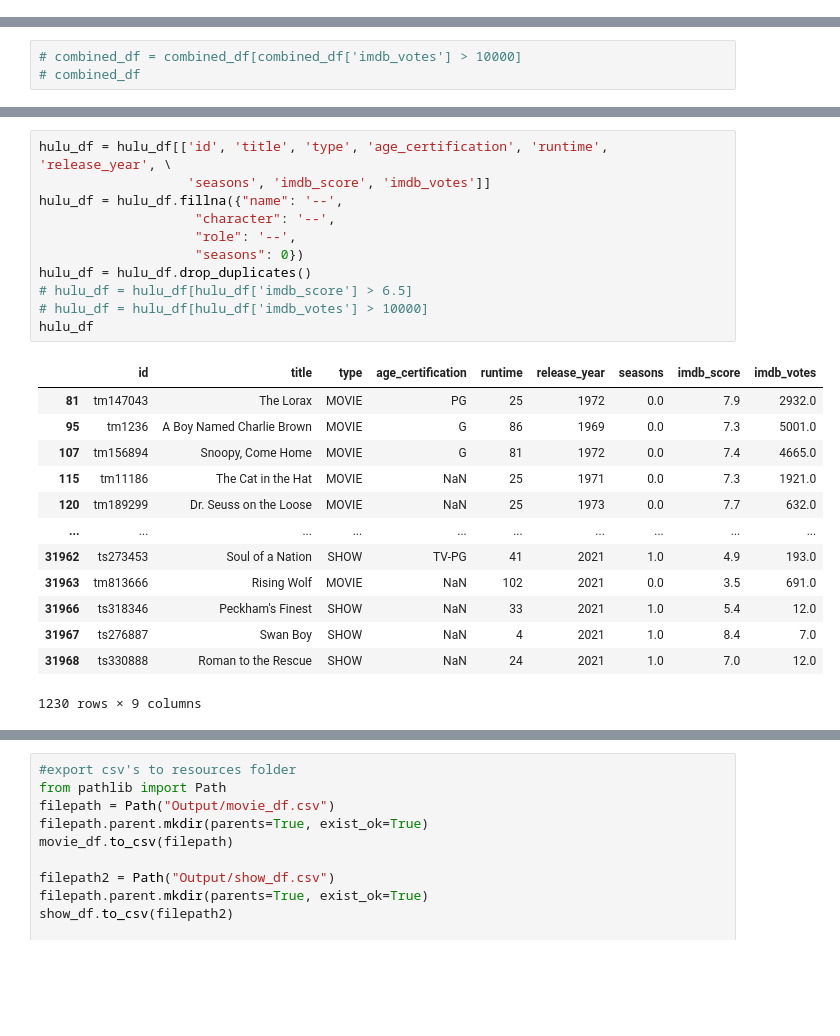
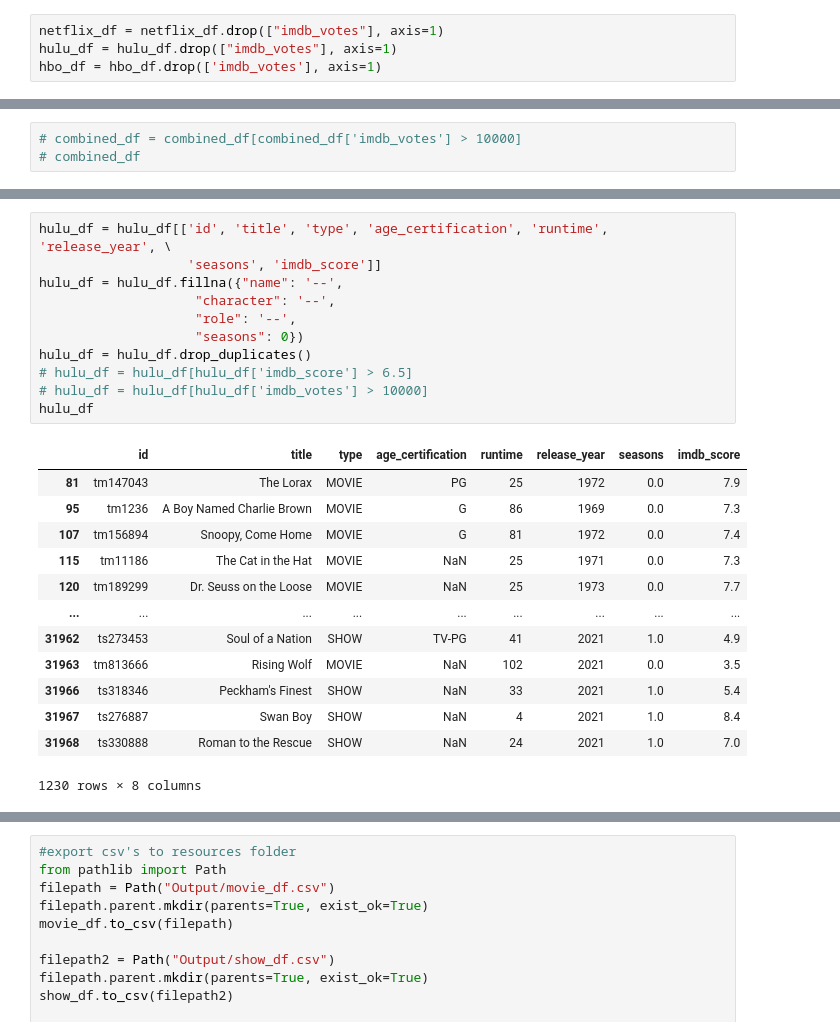
Before and after one commit to thn22/Eclipse__Rodeo2.0, a Jupyter notebook: Eclipse_Rodeo project.ipynb, the cells around one changed output, grey strips where cells are left out. Cells and saved outputs as stored; diff of their text form; blank space fills up the shorter version.

```diff
--- a/Eclipse_Rodeo project.ipynb
+++ b/Eclipse_Rodeo project.ipynb
@@ -53,6 +95,10 @@ hbo_df = hbo_df.drop(hbo_df[hbo_df["role"]=="ACTOR"].index)
 #netflix_df
 #hulu_df
 #hbo_df
+# %%
+netflix_df = netflix_df.drop(["imdb_votes"], axis=1)
+hulu_df = hulu_df.drop(["imdb_votes"], axis=1)
+hbo_df = hbo_df.drop(['imdb_votes'], axis=1)
 # %%
 #merge all data frames into one
 combined_df = pd.merge(pd.merge(netflix_df, hulu_df, how='outer'), hbo_df, how='outer')
@@ -201,27 +236,27 @@ netflix_df
 # %%
 hulu_df = hulu_df[['id', 'title', 'type', 'age_certification', 'runtime', 'release_year', \
-                   'seasons', 'imdb_score', 'imdb_votes']]
+                   'seasons', 'imdb_score']]
 hulu_df = hulu_df.fillna({"name": '--',
                     "character": '--',
                     "role": '--',
                     "seasons": 0})
 hulu_df = hulu_df.drop_duplicates()
 # hulu_df = hulu_df[hulu_df['imdb_score'] > 6.5]
 # hulu_df = hulu_df[hulu_df['imdb_votes'] > 10000]
 hulu_df
 # %% [output]
-|  | id | title | type | age_certification | runtime | release_year | seasons | imdb_score | imdb_votes |
-| 81 | tm147043 | The Lorax | MOVIE | PG | 25 | 1972 | 0.0 | 7.9 | 2932.0 |
-| 95 | tm1236 | A Boy Named Charlie Brown | MOVIE | G | 86 | 1969 | 0.0 | 7.3 | 5001.0 |
-| 107 | tm156894 | Snoopy, Come Home | MOVIE | G | 81 | 1972 | 0.0 | 7.4 | 4665.0 |
-| 115 | tm11186 | The Cat in the Hat | MOVIE | NaN | 25 | 1971 | 0.0 | 7.3 | 1921.0 |
-| 120 | tm189299 | Dr. Seuss on the Loose | MOVIE | NaN | 25 | 1973 | 0.0 | 7.7 | 632.0 |
-| ... | ... | ... | ... | ... | ... | ... | ... | ... | ... |
-| 31962 | ts273453 | Soul of a Nation | SHOW | TV-PG | 41 | 2021 | 1.0 | 4.9 | 193.0 |
-| 31963 | tm813666 | Rising Wolf | MOVIE | NaN | 102 | 2021 | 0.0 | 3.5 | 691.0 |
-| 31966 | ts318346 | Peckham's Finest | SHOW | NaN | 33 | 2021 | 1.0 | 5.4 | 12.0 |
-| 31967 | ts276887 | Swan Boy | SHOW | NaN | 4 | 2021 | 1.0 | 8.4 | 7.0 |
-| 31968 | ts330888 | Roman to the Rescue | SHOW | NaN | 24 | 2021 | 1.0 | 7.0 | 12.0 |
+|  | id | title | type | age_certification | runtime | release_year | seasons | imdb_score |
+| 81 | tm147043 | The Lorax | MOVIE | PG | 25 | 1972 | 0.0 | 7.9 |
+| 95 | tm1236 | A Boy Named Charlie Brown | MOVIE | G | 86 | 1969 | 0.0 | 7.3 |
+| 107 | tm156894 | Snoopy, Come Home | MOVIE | G | 81 | 1972 | 0.0 | 7.4 |
+| 115 | tm11186 | The Cat in the Hat | MOVIE | NaN | 25 | 1971 | 0.0 | 7.3 |
+| 120 | tm189299 | Dr. Seuss on the Loose | MOVIE | NaN | 25 | 1973 | 0.0 | 7.7 |
+| ... | ... | ... | ... | ... | ... | ... | ... | ... |
+| 31962 | ts273453 | Soul of a Nation | SHOW | TV-PG | 41 | 2021 | 1.0 | 4.9 |
+| 31963 | tm813666 | Rising Wolf | MOVIE | NaN | 102 | 2021 | 0.0 | 3.5 |
+| 31966 | ts318346 | Peckham's Finest | SHOW | NaN | 33 | 2021 | 1.0 | 5.4 |
+| 31967 | ts276887 | Swan Boy | SHOW | NaN | 4 | 2021 | 1.0 | 8.4 |
+| 31968 | ts330888 | Roman to the Rescue | SHOW | NaN | 24 | 2021 | 1.0 | 7.0 |
-1230 rows × 9 columns
+1230 rows × 8 columns
 # %%
 hbo_df = hbo_df[['id', 'title', 'type', 'age_certification', 'runtime', 'release_year', \
```
Also changed, not shown: parts of 15 cells of this notebook, 10 other files.
